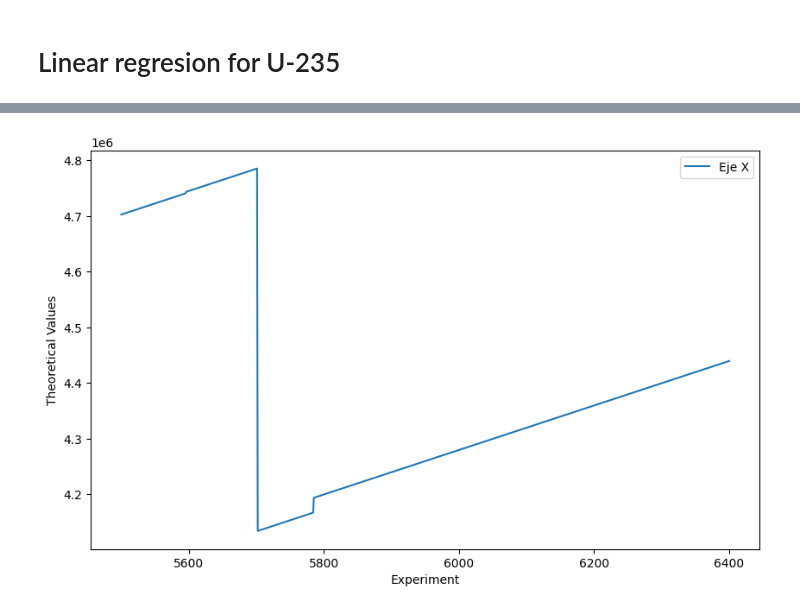
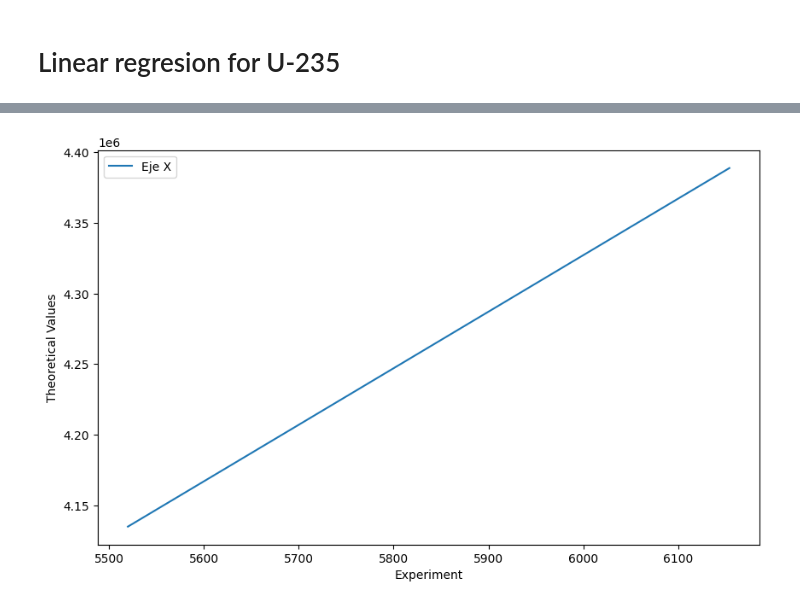
Before and after one commit to carlosherediapimienta/Collaboration_CIEMAT, a Jupyter notebook: U_235.ipynb, the cells around one changed output, grey strips where cells are left out. Drawn from its saved outputs; the diff is of its cells as text; code cells hidden in the pictures.

```diff
--- a/U_235.ipynb
+++ b/U_235.ipynb
@@ -13,7 +13,7 @@ df = pd.read_csv("Exp_U235.csv", sep=";")  # Asumiendo que el archivo está sepa
 df_selected = df[['HR01', 'HR02', 'Suma']]
 
 # Definir el rango deseado en el eje X
-inicio = 5500
+inicio = 5520
 fin = 6400
 
 # Filtrar el DataFrame para incluir solo las filas dentro del rango
@@ -38,7 +38,7 @@ df_penhan = pd.read_csv('/content/chspect-U235.dat',
                    skiprows=5, names=['Deposited Energy (eV)',
                           'Probability Density (1/(eV*particle))'])
 # %%
-df_penhan_U235 = df_penhan[(df_penhan['Deposited Energy (eV)'] >= 4.125E6) & (df_penhan['Deposited Energy (eV)'] <= 4.61E6)].copy()
+df_penhan_U235 = df_penhan[(df_penhan['Deposited Energy (eV)'] >= 4.135E6) & (df_penhan['Deposited Energy (eV)'] <= 4.605E6)].copy()
 df_penhan_U235.loc[:, 'Probability Density (1/(eV*particle))'] *= 0.95
 # %%
 plt.figure(figsize=(10, 6))
@@ -94,5 +96,5 @@ plt.show()
 # %%
-df_selected_U235 = df_selected[df_selected.index < 6175].copy()
+df_selected_U235 = df_selected[df_selected.index < 6155].copy()
 # %%
 # Graficar Suma en un eje X separado
 plt.figure(figsize=(10, 5))
@@ -105,9 +109,11 @@ plt.show()
 # %%
+import numpy as np
+
 plt.figure(figsize=(10, 6))
-plt.plot(df_selected.index, df_penhan_U235['Deposited Energy (eV)'].values[:len(df_selected.index)], label='Eje X')
+plt.plot(np.sort(df_selected_U235.index), np.sort(df_penhan_U235['Deposited Energy (eV)'].values[:len(df_selected_U235.index)]), label='Eje X')
 plt.xlabel('Experiment')
 plt.ylabel('Theoretical Values')
 plt.legend()
 plt.show()
 # %% [output]
-[figure, old version]
+[figure, new version]
```
Also changed, not shown: parts of 14 cells of this notebook.
